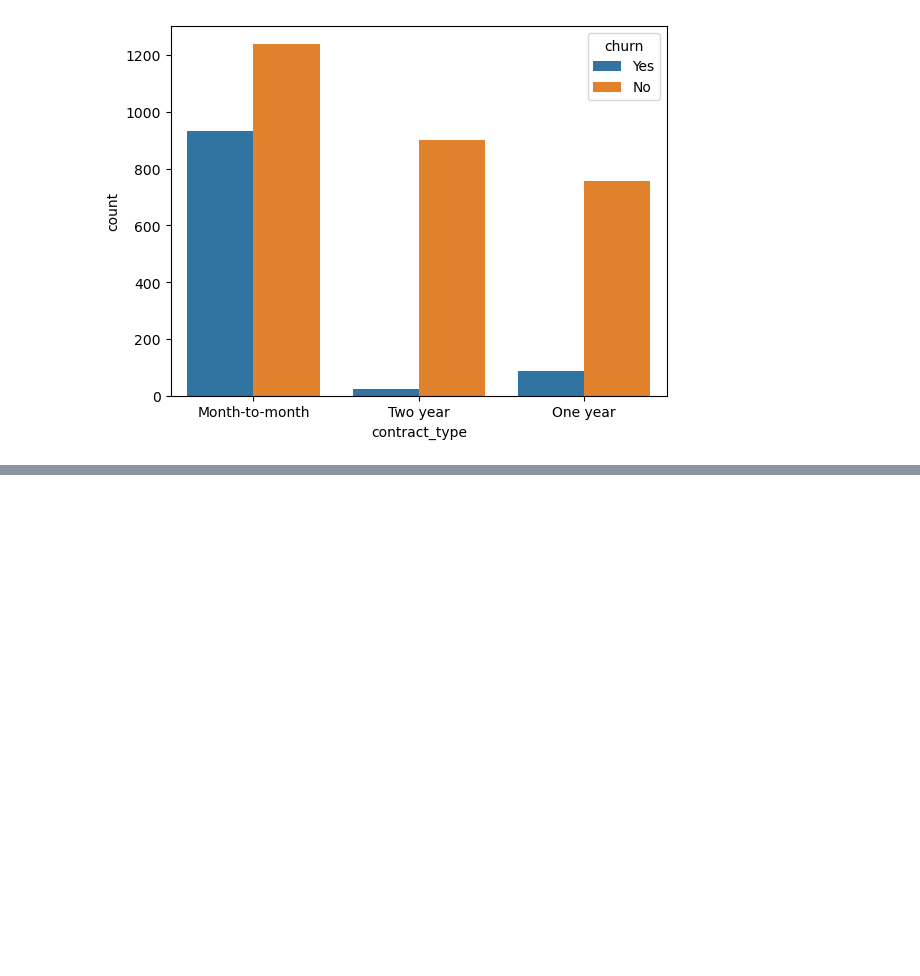
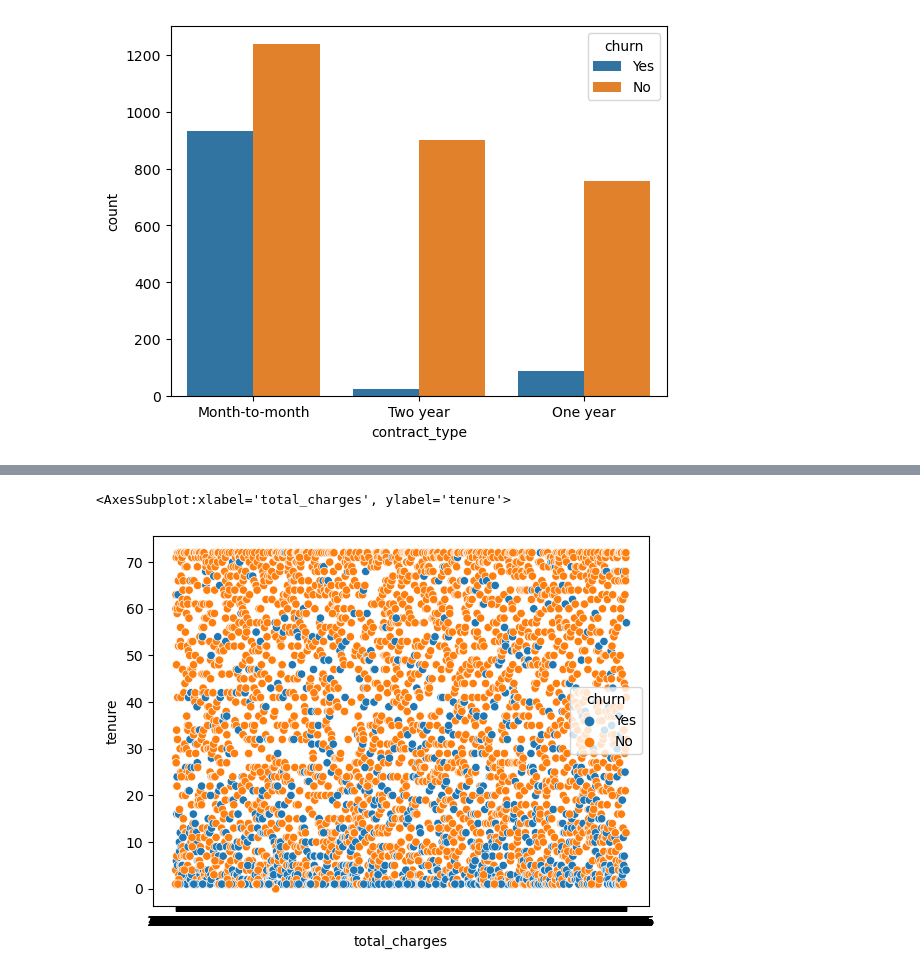
Before and after one commit to akonstans/Classification_Project, a Jupyter notebook: exploration1.ipynb, the cells around one changed output, grey strips where cells are left out. Saved outputs shown, nothing was run; the diff lists cells and outputs as text; code cells hidden in the pictures; blank space fills up the shorter version.

```diff
--- a/exploration1.ipynb
+++ b/exploration1.ipynb
@@ -119,0 +147,6 @@ sns.countplot(x = train.contract_type, hue = train.churn)
+# %%
+sns.scatterplot(x = 'total_charges', y = 'tenure', hue = 'churn', data = train)
+# failed attempt at plotting total charges
+# %% [output]
+<AxesSubplot:xlabel='total_charges', ylabel='tenure'>
+[figure, added]
```
Also changed, not shown: parts of 8 cells of this notebook.
